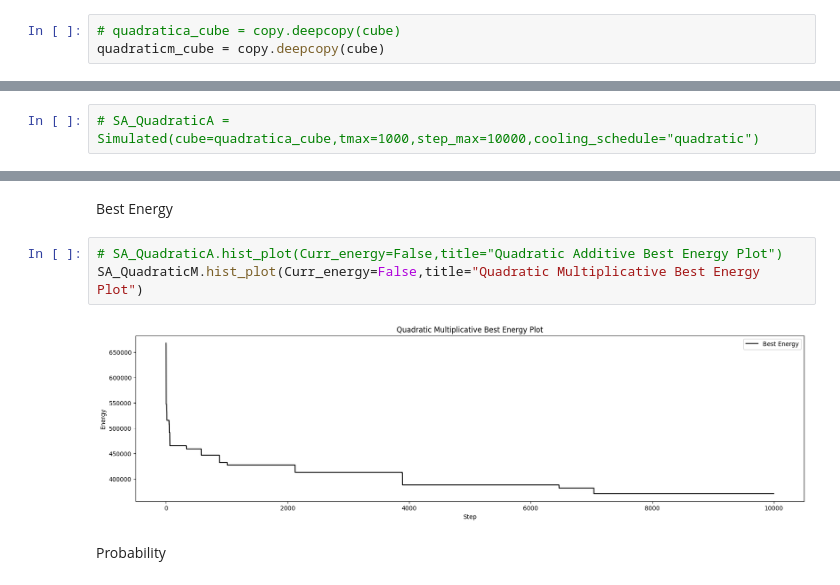
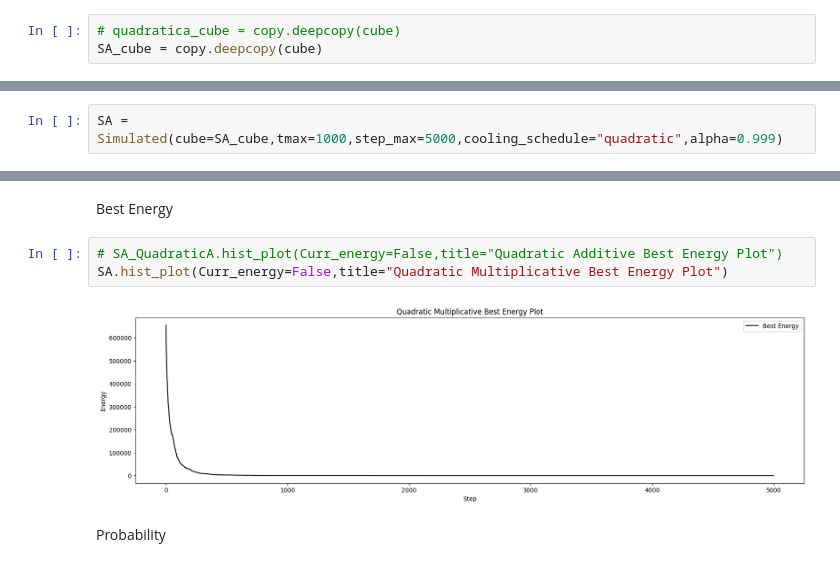
Before and after one commit to marcellinow/diagonal-magic-cube, a Jupyter notebook: main.ipynb, the cells around one changed output, grey strips where cells are left out. Cells and saved outputs as stored; diff of their text form.

Commit message:
optimize the simulated

```diff
--- a/main.ipynb
+++ b/main.ipynb
@@ -135,6 +135,6 @@ RR.hist_plot()
 #### Initial State
 # %%
 # quadratica_cube = copy.deepcopy(cube)
-quadraticm_cube = copy.deepcopy(cube)
+SA_cube = copy.deepcopy(cube)
 # %% [markdown]
 #### Searching
@@ -143,2 +141,2 @@ Quadratic Additive
 # %%
-# SA_QuadraticA = Simulated(cube=quadratica_cube,tmax=1000,step_max=10000,cooling_schedule="quadratic")
+SA = Simulated(cube=SA_cube,tmax=1000,step_max=5000,cooling_schedule="quadratic",alpha=0.999)
@@ -170,9 +164,9 @@ Step:1311, Energy: 618830.0, Best Energy: 427422.0,Temperature: 0.00058329958459
 Best Energy
 # %%
 # SA_QuadraticA.hist_plot(Curr_energy=False,title="Quadratic Additive Best Energy Plot")
-SA_QuadraticM.hist_plot(Curr_energy=False,title="Quadratic Multiplicative Best Energy Plot")
+SA.hist_plot(Curr_energy=False,title="Quadratic Multiplicative Best Energy Plot")
 # %% [output]
-[figure, old version]
+[figure, new version]
 # %% [markdown]
 Probability
 # %%
```
Also changed, not shown: parts of 14 cells of this notebook, 1 other file.
